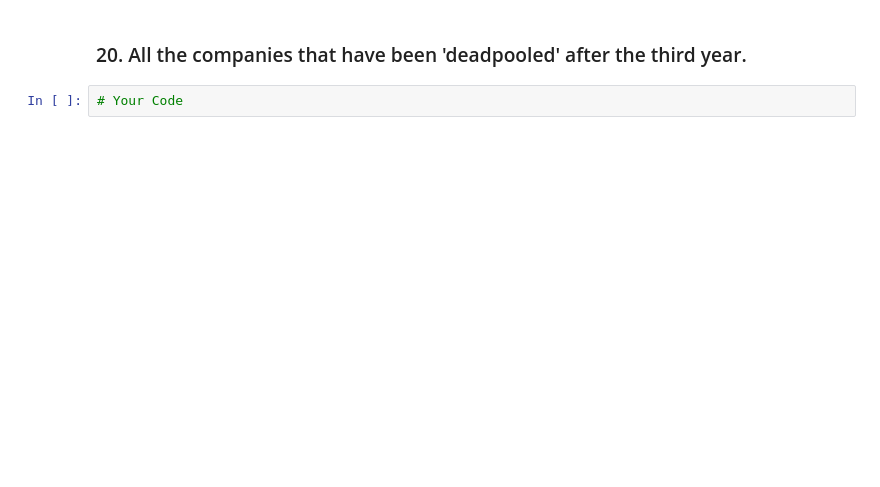
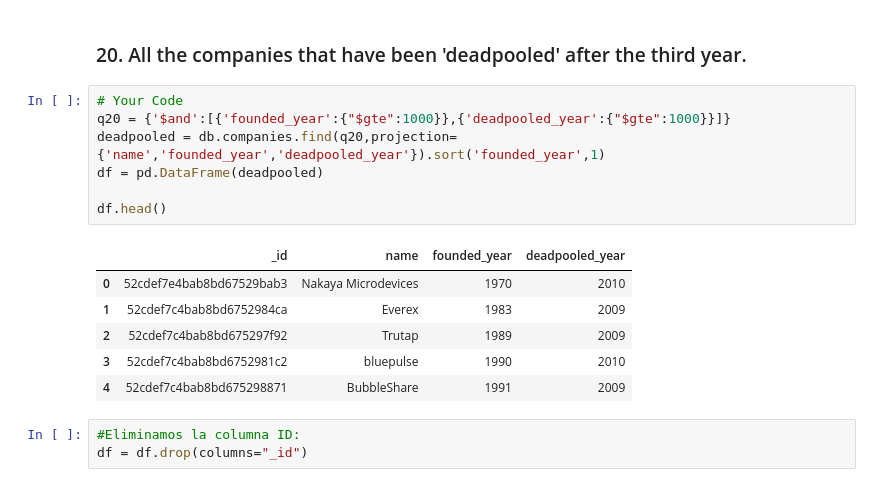
Before and after one commit to ironhack-datalabs/datamad0120, a Jupyter notebook: module-2/lab-advance-querying-mongo/your_code/main.ipynb, the cells around one changed output. Saved outputs shown, nothing was run; the diff lists cells and outputs as text; blank space fills up the shorter version.

```diff
--- a/module-2/lab-advance-querying-mongo/your_code/main.ipynb
+++ b/module-2/lab-advance-querying-mongo/your_code/main.ipynb
@@ -175,4 +500,19 @@ list(found_year.limit(20))
 # %% [markdown]
 ### 20. All the companies that have been 'deadpooled' after the third year.
-# %%
-# Your Code
+# %%
+# Your Code
+q20 = {'$and':[{'founded_year':{"$gte":1000}},{'deadpooled_year':{"$gte":1000}}]}
+deadpooled = db.companies.find(q20,projection={'name','founded_year','deadpooled_year'}).sort('founded_year',1)
+df = pd.DataFrame(deadpooled)
+
+df.head()
+# %% [output]
+|  | _id | name | founded_year | deadpooled_year |
+| 0 | 52cdef7e4bab8bd67529bab3 | Nakaya Microdevices | 1970 | 2010 |
+| 1 | 52cdef7c4bab8bd6752984ca | Everex | 1983 | 2009 |
+| 2 | 52cdef7c4bab8bd675297f92 | Trutap | 1989 | 2009 |
+| 3 | 52cdef7c4bab8bd6752981c2 | bluepulse | 1990 | 2010 |
+| 4 | 52cdef7c4bab8bd675298871 | BubbleShare | 1991 | 2009 |
+# %%
+#Eliminamos la columna ID:
+df = df.drop(columns="_id")
```
Also changed, not shown: parts of 39 cells of this notebook.
